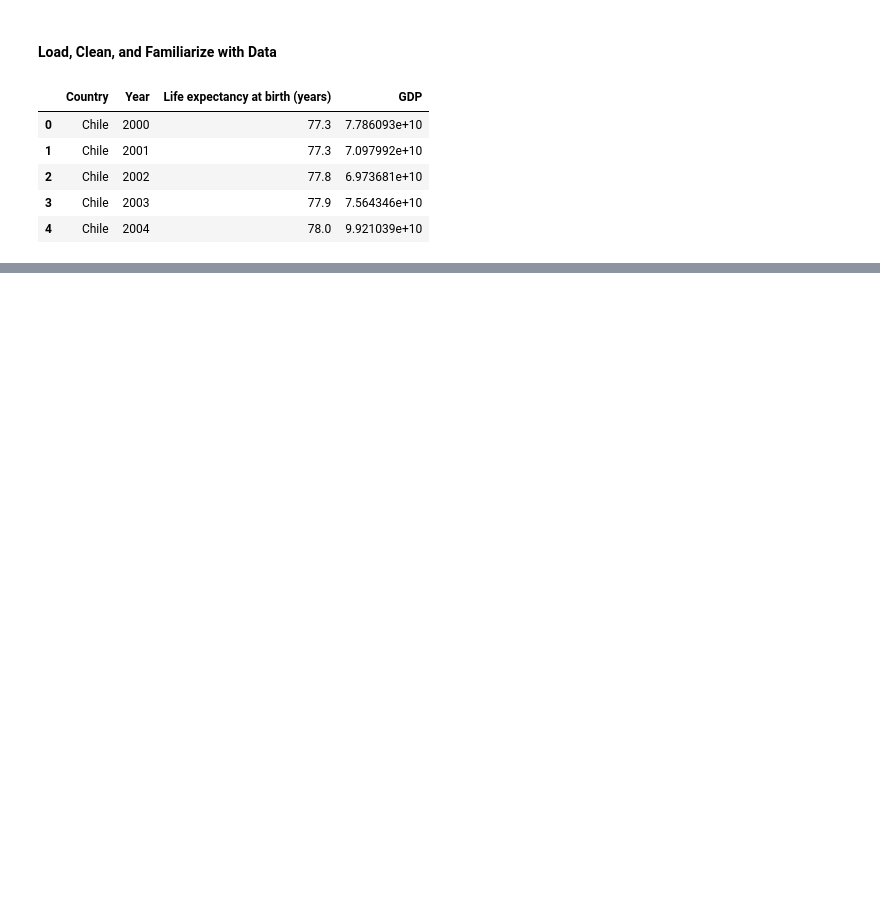
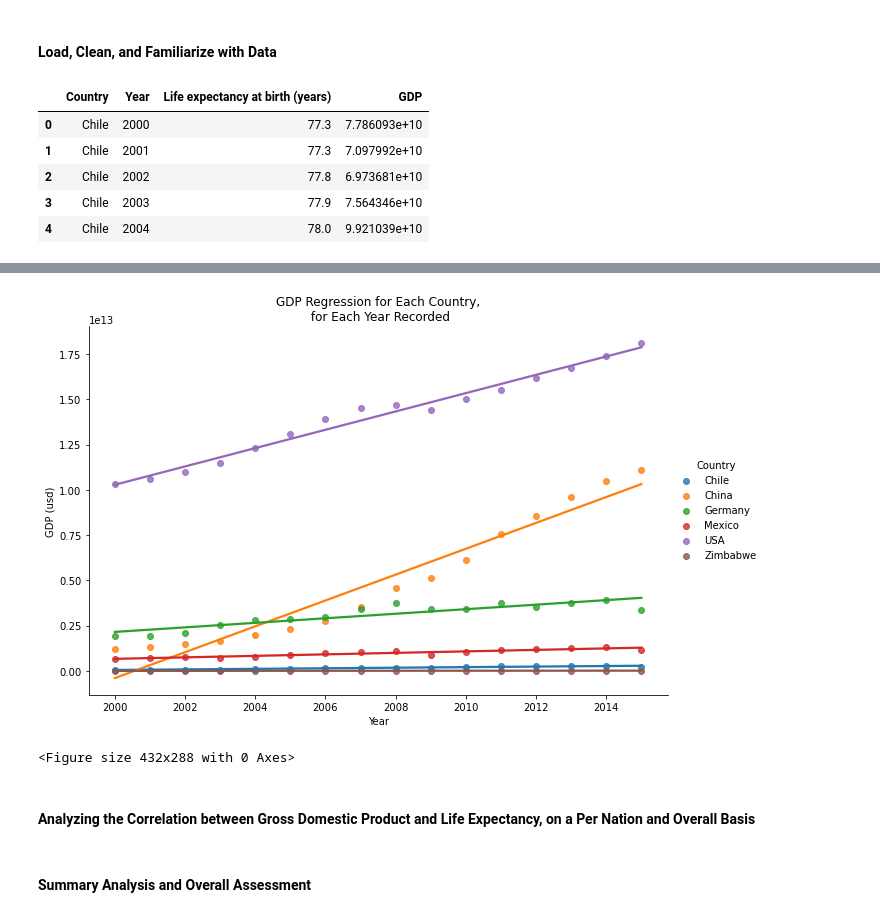
Before and after one commit to roberthallds/life-expectancy-gdp, a Jupyter notebook: project.ipynb, the cells around one changed output, grey strips where cells are left out. Drawn from its saved outputs; the diff is of its cells as text; code cells hidden in the pictures; blank space fills up the shorter version.

```diff
--- a/project.ipynb
+++ b/project.ipynb
@@ -29,0 +94,20 @@ data = data.rename(columns={'Life expectancy at birth (years)': 'Life Expectancy
+# %%
+sns.lmplot(x='Year',
+           y='GDP',
+           hue='Country',
+           data=data,
+           ci=None,
+           aspect=1.5,
+           height=6)
+plt.xlabel('Year')
+plt.ylabel('GDP (usd)')
+plt.title("GDP Regression for Each Country,\n for Each Year Recorded")
+plt.show()
+plt.clf()
+# %% [output]
+[figure, added]
+<Figure size 432x288 with 0 Axes>
+# %% [markdown]
+#### Analyzing the Correlation between Gross Domestic Product and Life Expectancy, on a Per Nation and Overall Basis
+# %% [markdown]
+#### Summary Analysis and Overall Assessment
```
Also changed, not shown: parts of 11 cells of this notebook.
